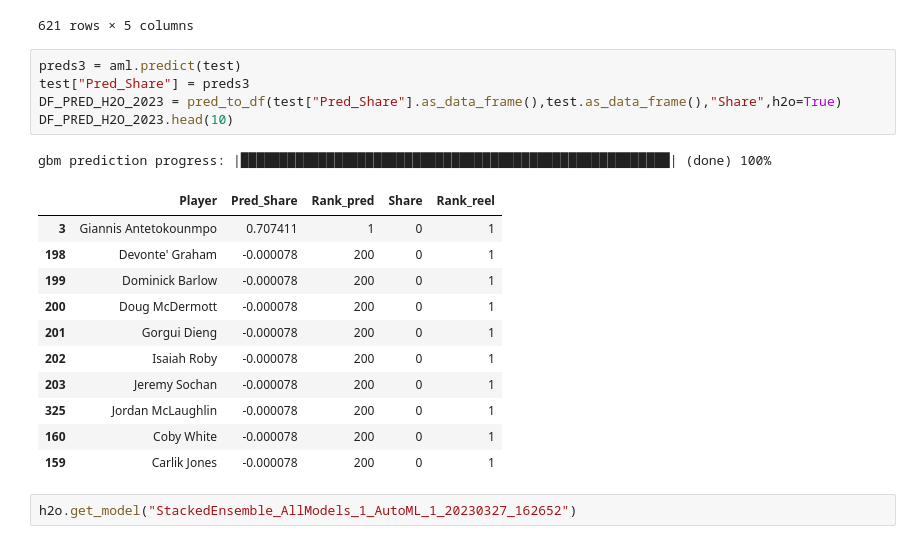
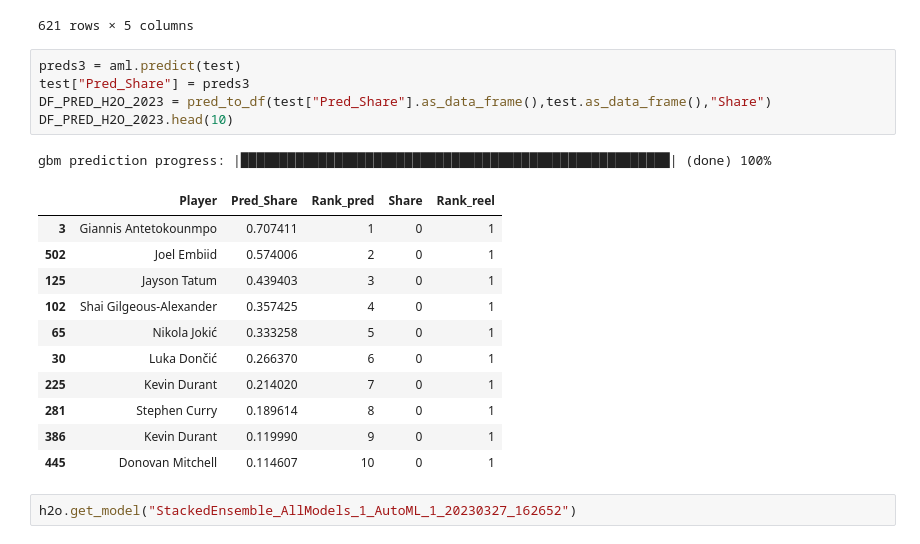
Before and after one commit to MartinErwan/ML_NBA_MVP_Prediction, a Jupyter notebook: PFE_Prediction.ipynb, the cells around one changed output. Cells and saved outputs as stored; diff of their text form.

```diff
--- a/PFE_Prediction.ipynb
+++ b/PFE_Prediction.ipynb
@@ -752,21 +752,21 @@ DF_PRED_H2O_2022
 # %%
 preds3 = aml.predict(test)
 test["Pred_Share"] = preds3
-DF_PRED_H2O_2023 = pred_to_df(test["Pred_Share"].as_data_frame(),test.as_data_frame(),"Share",h2o=True)
+DF_PRED_H2O_2023 = pred_to_df(test["Pred_Share"].as_data_frame(),test.as_data_frame(),"Share")
 DF_PRED_H2O_2023.head(10)
 # %% [output]
 gbm prediction progress: |███████████████████████████████████████████████████████| (done) 100%
 |  | Player | Pred_Share | Rank_pred | Share | Rank_reel |
 | 3 | Giannis Antetokounmpo | 0.707411 | 1 | 0 | 1 |
-| 198 | Devonte' Graham | -0.000078 | 200 | 0 | 1 |
-| 199 | Dominick Barlow | -0.000078 | 200 | 0 | 1 |
-| 200 | Doug McDermott | -0.000078 | 200 | 0 | 1 |
-| 201 | Gorgui Dieng | -0.000078 | 200 | 0 | 1 |
-| 202 | Isaiah Roby | -0.000078 | 200 | 0 | 1 |
-| 203 | Jeremy Sochan | -0.000078 | 200 | 0 | 1 |
-| 325 | Jordan McLaughlin | -0.000078 | 200 | 0 | 1 |
-| 160 | Coby White | -0.000078 | 200 | 0 | 1 |
-| 159 | Carlik Jones | -0.000078 | 200 | 0 | 1 |
+| 502 | Joel Embiid | 0.574006 | 2 | 0 | 1 |
+| 125 | Jayson Tatum | 0.439403 | 3 | 0 | 1 |
+| 102 | Shai Gilgeous-Alexander | 0.357425 | 4 | 0 | 1 |
+| 65 | Nikola Jokić | 0.333258 | 5 | 0 | 1 |
+| 30 | Luka Dončić | 0.266370 | 6 | 0 | 1 |
+| 225 | Kevin Durant | 0.214020 | 7 | 0 | 1 |
+| 281 | Stephen Curry | 0.189614 | 8 | 0 | 1 |
+| 386 | Kevin Durant | 0.119990 | 9 | 0 | 1 |
+| 445 | Donovan Mitchell | 0.114607 | 10 | 0 | 1 |
 # %%
 h2o.get_model("StackedEnsemble_AllModels_1_AutoML_1_20230327_162652")
 # %% [output]
```
